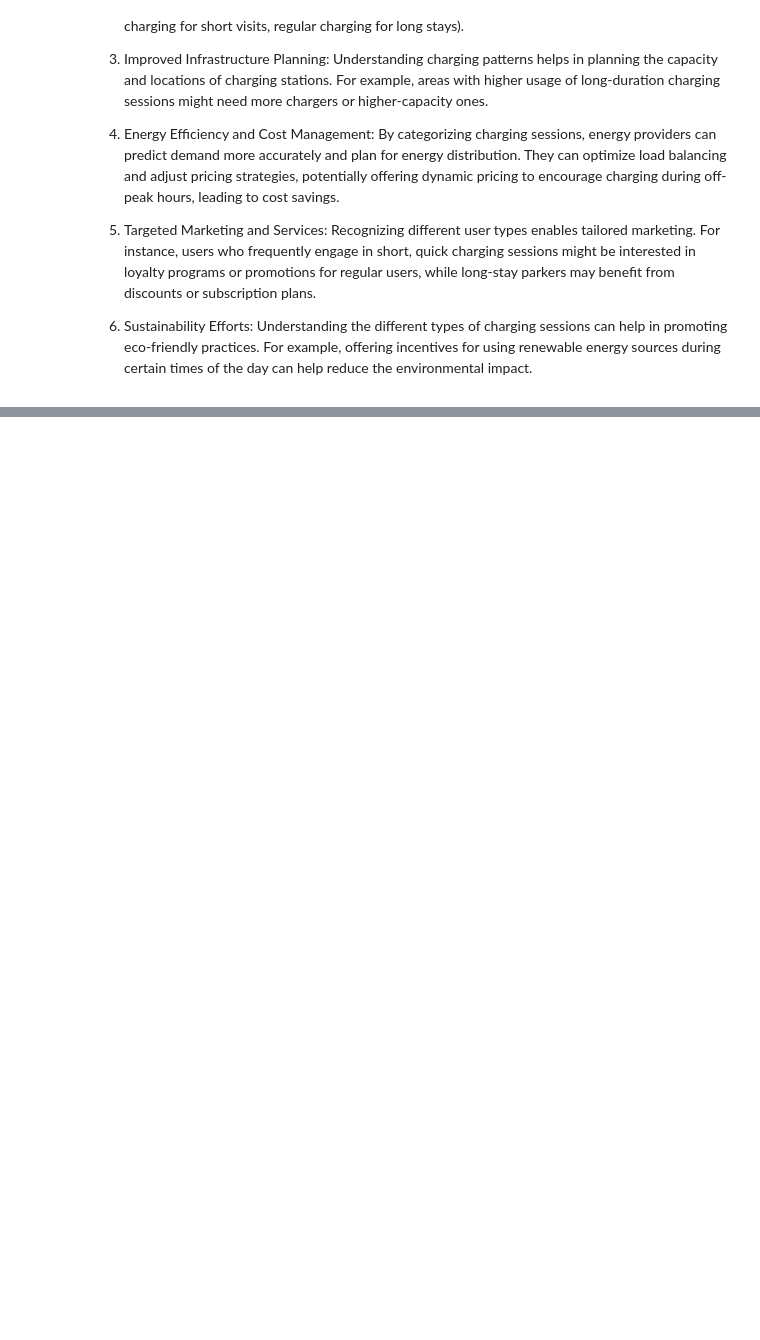
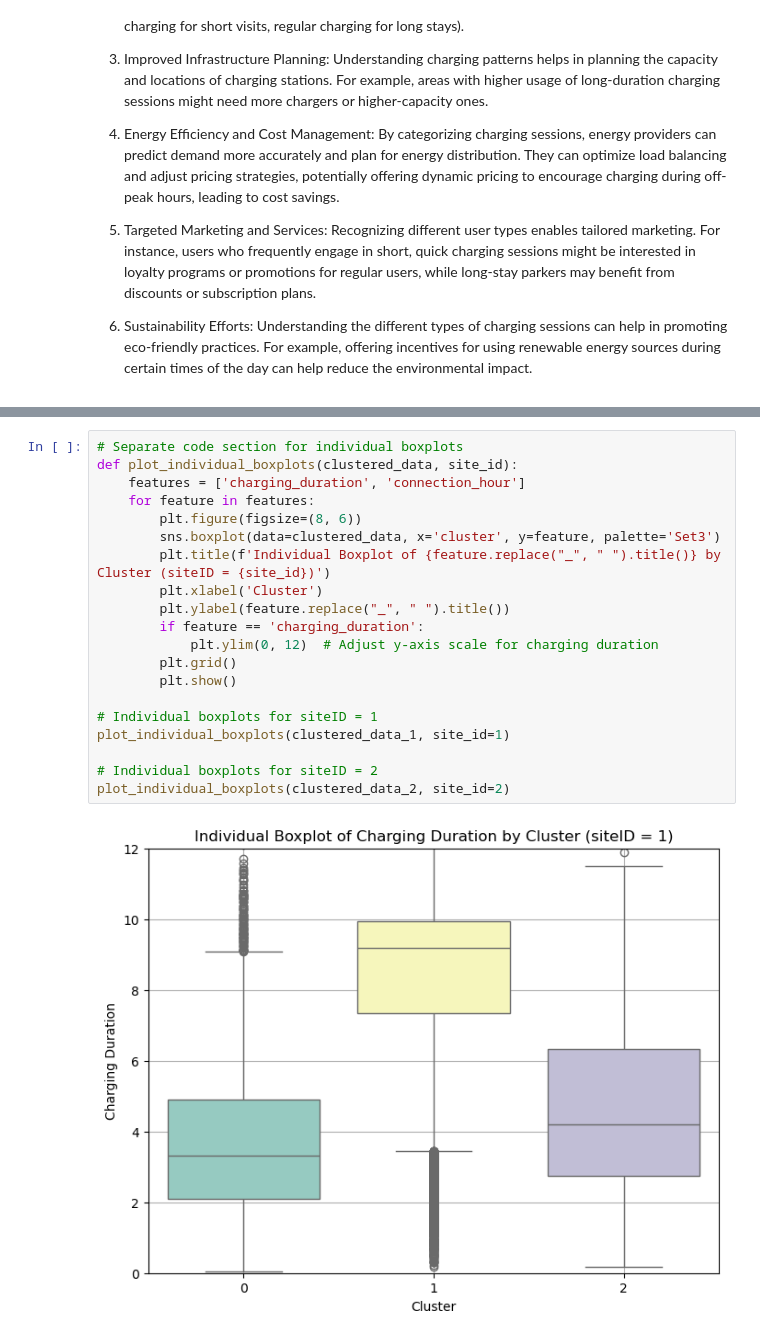
Before and after one commit to Zeyd263/DataDynamos, a Jupyter notebook: Preprocessing.ipynb, the cells around one changed output, grey strips where cells are left out. Saved outputs shown, nothing was run; the diff lists cells and outputs as text; blank space fills up the shorter version.

```diff
--- a/Preprocessing.ipynb
+++ b/Preprocessing.ipynb
@@ -2166,0 +2341,22 @@ Identifying different types of charging sessions is valuable for several reasons
+# %%
+# Separate code section for individual boxplots
+def plot_individual_boxplots(clustered_data, site_id):
+    features = ['charging_duration', 'connection_hour']
+    for feature in features:
+        plt.figure(figsize=(8, 6))
+        sns.boxplot(data=clustered_data, x='cluster', y=feature, palette='Set3')
+        plt.title(f'Individual Boxplot of {feature.replace("_", " ").title()} by Cluster (siteID = {site_id})')
+        plt.xlabel('Cluster')
+        plt.ylabel(feature.replace("_", " ").title())
+        if feature == 'charging_duration':
+            plt.ylim(0, 12)  # Adjust y-axis scale for charging duration
+        plt.grid()
+        plt.show()
+
+# Individual boxplots for siteID = 1
+plot_individual_boxplots(clustered_data_1, site_id=1)
+
+# Individual boxplots for siteID = 2
+plot_individual_boxplots(clustered_data_2, site_id=2)
+# %% [output]
+[figure, added]
```
Also changed, not shown: parts of 10 cells of this notebook.
